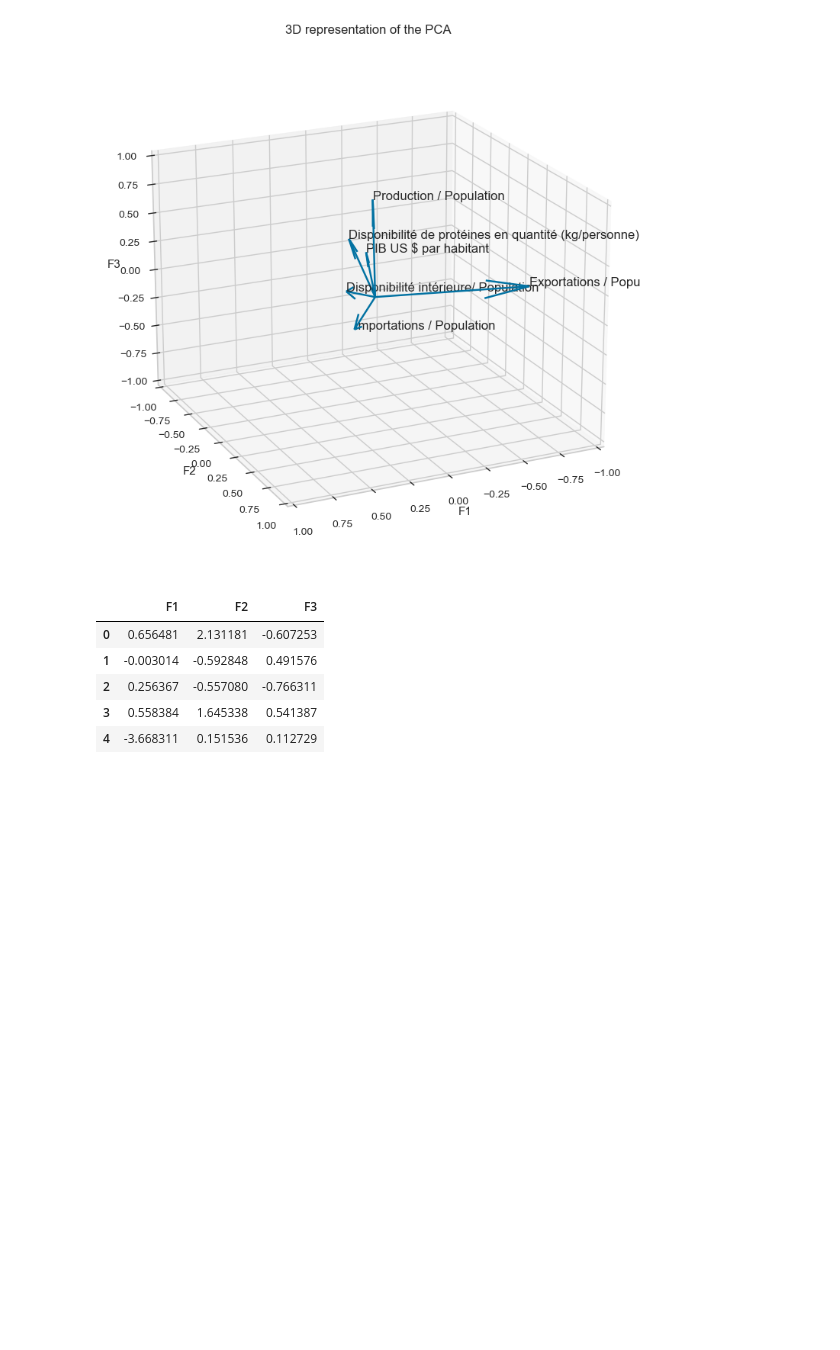
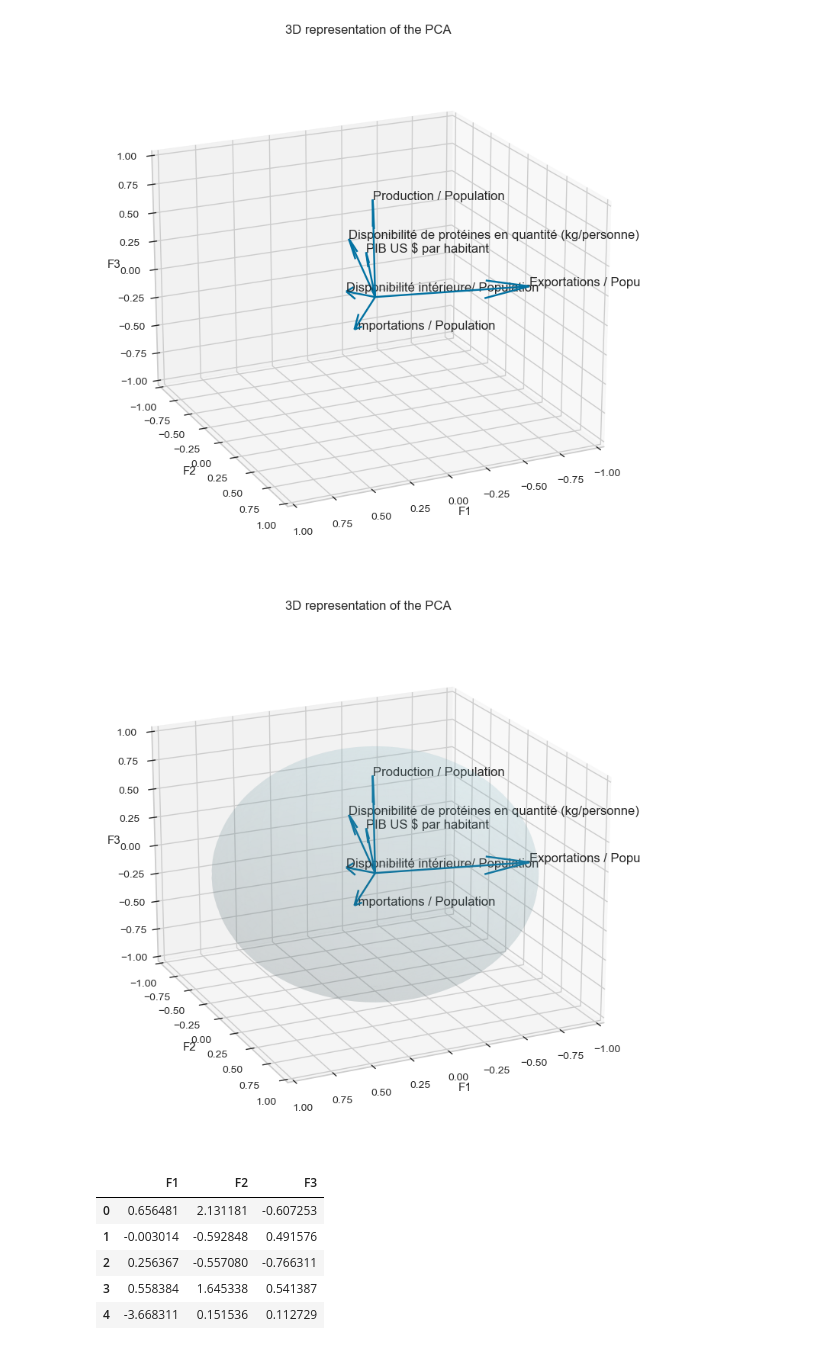
Before and after one commit to AntoineJBQ/Projet-9---Produisez-une--etude-de-marche--avec-Python, a Jupyter notebook: NOTEBOOK/clustering_visualisations.ipynb, the cells around one changed output. Cells and saved outputs as stored; diff of their text form; code cells hidden in the pictures; blank space fills up the shorter version.

```diff
--- a/NOTEBOOK/clustering_visualisations.ipynb
+++ b/NOTEBOOK/clustering_visualisations.ipynb
@@ -229,3 +229,40 @@ ax.view_init(elev=20, azim=65)
 plt.show()
 # %% [output]
 [figure]
+# %%
+import numpy as np
+from mpl_toolkits.mplot3d import Axes3D
+import matplotlib.pyplot as plt
+
+fig = plt.figure(figsize=(10, 9))
+ax = fig.add_subplot(111, projection='3d')
+
+# Tracer les vecteurs
+for i in range(pca.components_.shape[1]):
+    ax.quiver(0, 0, 0,
+              pca.components_[0, i], pca.components_[1, i], pca.components_[2, i])
+
+    ax.text(pca.components_[0, i], pca.components_[1, i], pca.components_[2, i], features[i])
+
+# Tracer la sphère de corrélation
+phi = np.linspace(0, 2 * np.pi, 100)
+theta = np.linspace(0, np.pi, 100)
+x = np.outer(np.cos(phi), np.sin(theta))
+y = np.outer(np.sin(phi), np.sin(theta))
+z = np.outer(np.ones(np.size(phi)), np.cos(theta))
+ax.plot_surface(x, y, z, color='c', alpha=0.1, linewidth=0)
+
+ax.set_xlabel('F1')
+ax.set_ylabel('F2')
+ax.set_zlabel('F3')
+ax.set_title("3D representation of the PCA")
+
+# Définir les limites des axes
+ax.set_xlim([-1, 1])
+ax.set_ylim([-1, 1])
+ax.set_zlim([-1, 1])
+
+ax.view_init(elev=20, azim=65)
+plt.show()
+# %% [output]
+[figure, added]
```
Also changed, not shown: parts of 8 cells of this notebook.
